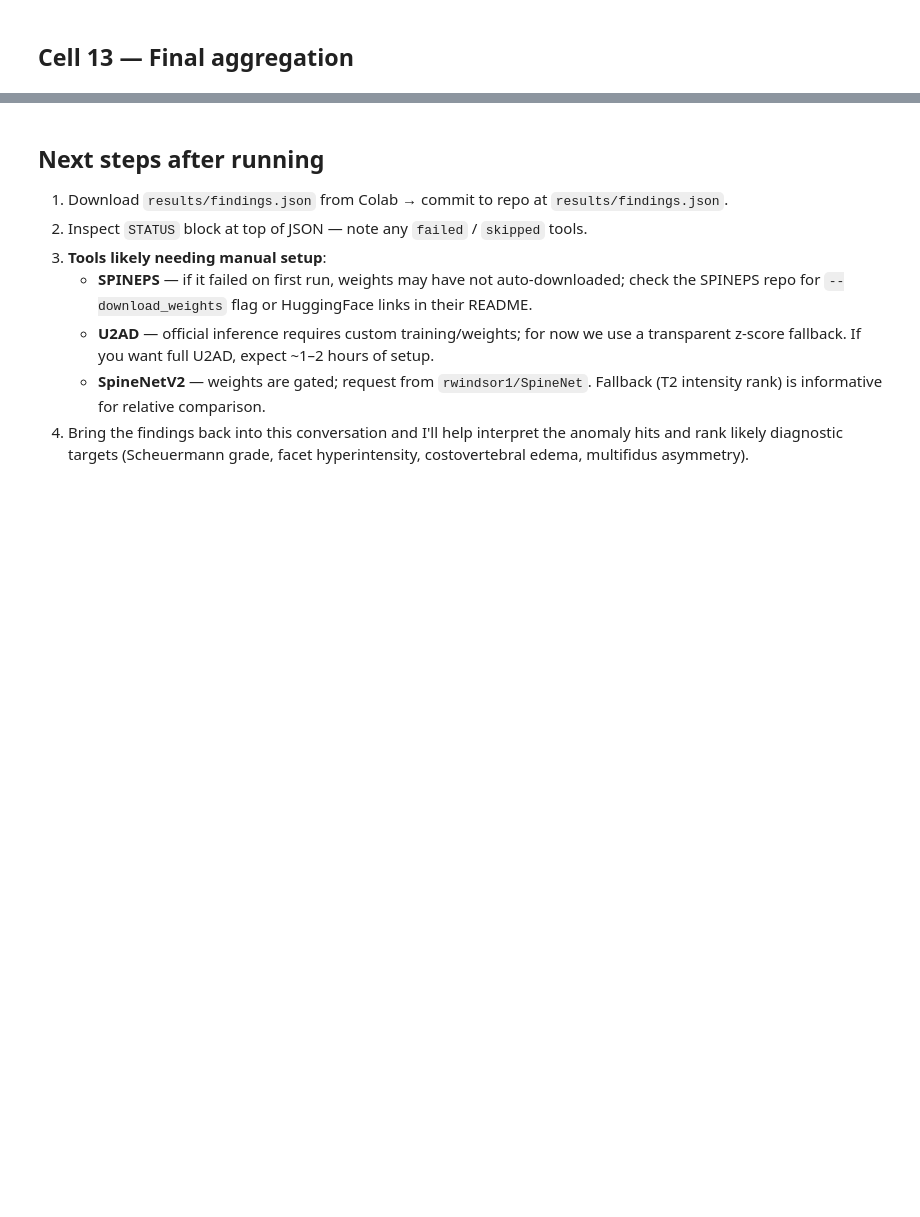
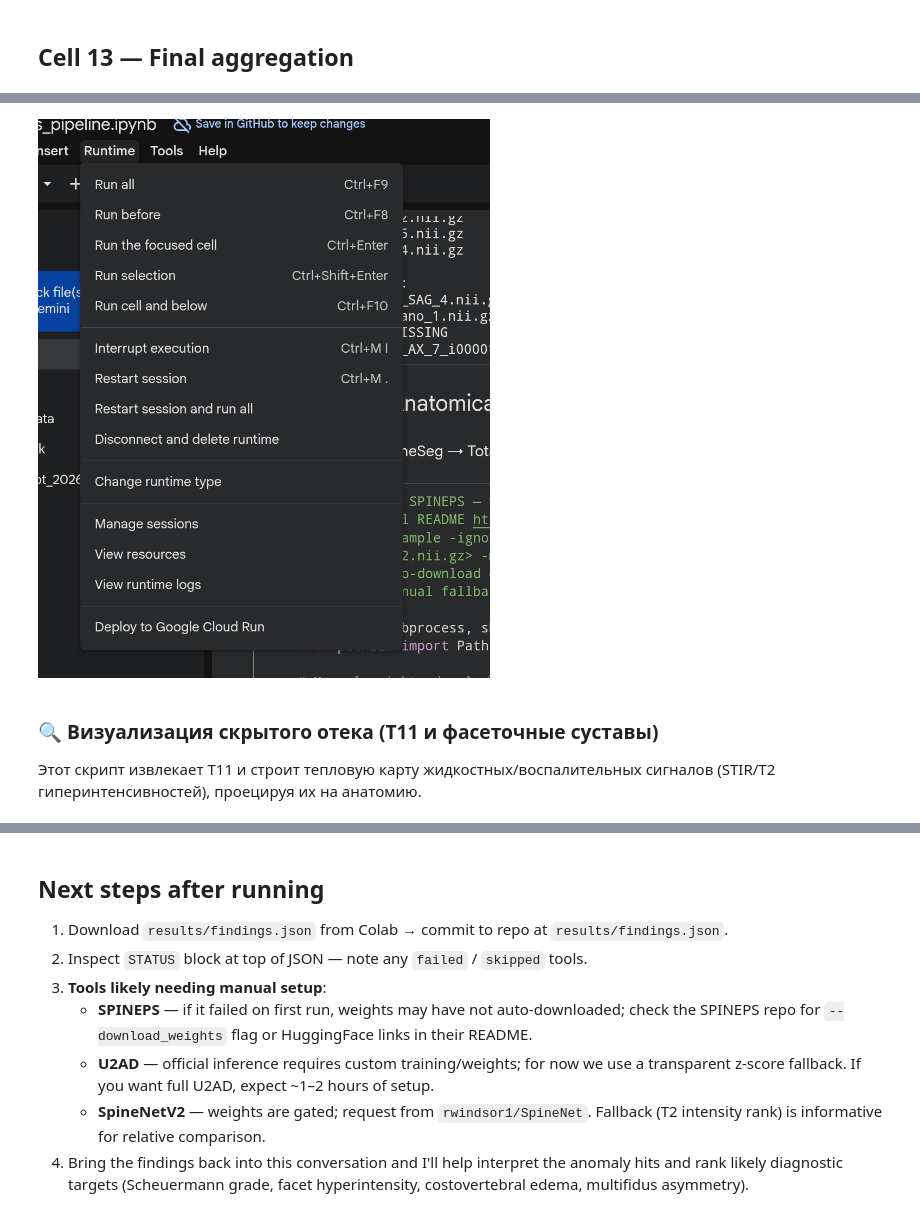
Before and after one commit to omarnuri/MRI-reseqrch, a Jupyter notebook: notebooks/spine_analysis_pipeline.ipynb, the cells around one changed output, grey strips where cells are left out. Saved outputs shown, nothing was run; the diff lists cells and outputs as text; code cells hidden in the pictures; blank space fills up the shorter version.

```diff
--- a/notebooks/spine_analysis_pipeline.ipynb
+++ b/notebooks/spine_analysis_pipeline.ipynb
@@ -668,3 +609,21 @@ FileNotFoundError: [Errno 2] No such file or directory: '/usr/local/lib/python3.
+# %%
+import os
+from pathlib import Path
+
+SPINEPS_MODELS_DIR = Path('/usr/local/lib/python3.12/dist-packages/spineps/models')
+print(f"--- Contents of {SPINEPS_MODELS_DIR} ---")
+if SPINEPS_MODELS_DIR.exists():
+    # Walk through the directory tree up to 3 levels deep
+    for root, dirs, files in os.walk(SPINEPS_MODELS_DIR):
+        level = root.replace(str(SPINEPS_MODELS_DIR), '').count(os.sep)
+        if level < 3:
+            indent = ' ' * 4 * level
+            print(f"{indent}{os.path.basename(root)}/")
+            subindent = ' ' * 4 * (level + 1)
+            for f in files:
+                print(f"{subindent}{f}")
+else:
+    print("Directory does not exist!")
 # %%
 # === Cell 4: TotalSpineSeg — cord, canal, discs (v7) ===
 # v7 fixes:
@@ -1630,6 +1758,7 @@ disc            = load_json(INTERMEDIATE / 'disc_grading.json',      {'method':
 cv              = load_json(INTERMEDIATE / 'costovertebral.json',    [])
 radiomics_data  = load_json(INTERMEDIATE / 'radiomics.json',         [])
 agreement_data  = load_json(INTERMEDIATE / 'cross_tool_agreement.json', {})
+stenosis_data   = load_json(RESULTS_DIR / 'canal_stenosis.json', {})
 
 # Index radiomics by label
 rad_by_label = {r['label_id']: r['features'] for r in radiomics_data}
@@ -1663,6 +1792,7 @@ findings = {
     'top_anomalies':    anomaly.get('top_findings', []),
     'anomaly_method':   anomaly.get('method'),
     'cross_tool_agreement': agreement_data,
+    'canal_stenosis':   stenosis_data,
     'sequences_used':   {
         'T2_SAG':   T2_SAG,
         'T1_SAG':   T1_SAG,
@@ -1718,0 +2225,17 @@ print("  - intermediate/   (per-tool raw outputs)")
+# %%
+from IPython.display import display, Image
+import os
+
+image_path = '/content/Screenshot_20260522_043314_Brave.jpg'
+
+print("Проверка вашего загруженного файла (скриншота):")
+if os.path.exists(image_path):
+    display(Image(filename=image_path, width=800))
+else:
+    print(f"Файл {image_path} не найден в директории /content/")
+# %% [output]
+[figure, added]
+# %% [markdown]
+### 🔍 Визуализация скрытого отека (T11 и фасеточные суставы)
+
+Этот скрипт извлекает T11 и строит тепловую карту жидкостных/воспалительных сигналов (STIR/T2 гиперинтенсивностей), проецируя их на анатомию.
```
Also changed, not shown: parts of 27 cells of this notebook.
